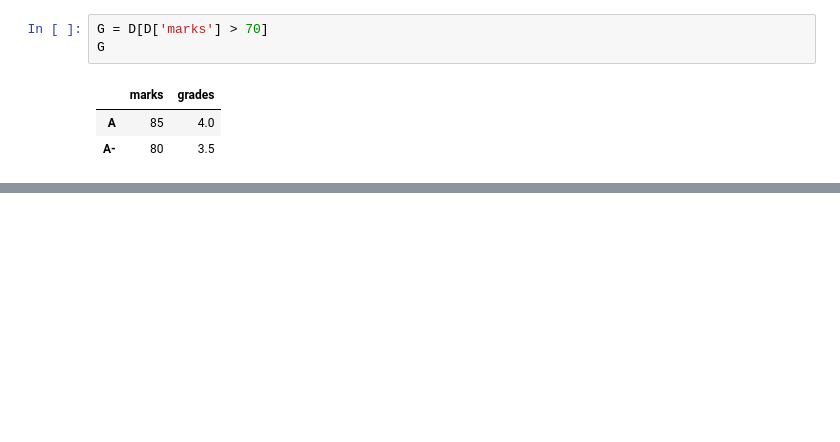
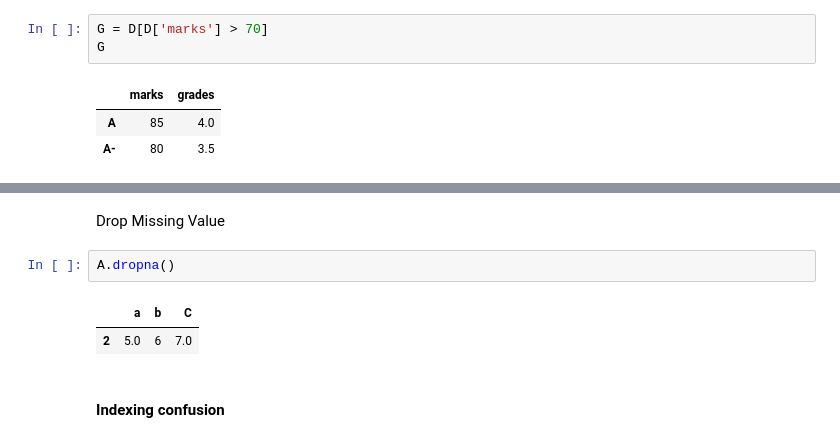
Before and after one commit to manuelm1209/python-data-science, a Jupyter notebook: pandas.ipynb, the cells around one changed output, grey strips where cells are left out. Cells and saved outputs as stored; diff of their text form; blank space fills up the shorter version.

```diff
--- a/pandas.ipynb
+++ b/pandas.ipynb
@@ -172,0 +192,9 @@ G
+# %% [markdown]
+Drop Missing Value
+# %%
+A.dropna()
+# %% [output]
+|  | a | b | C |
+| 2 | 5.0 | 6 | 7.0 |
+# %% [markdown]
+#### Indexing confusion
```
Also changed, not shown: parts of 15 cells of this notebook.
